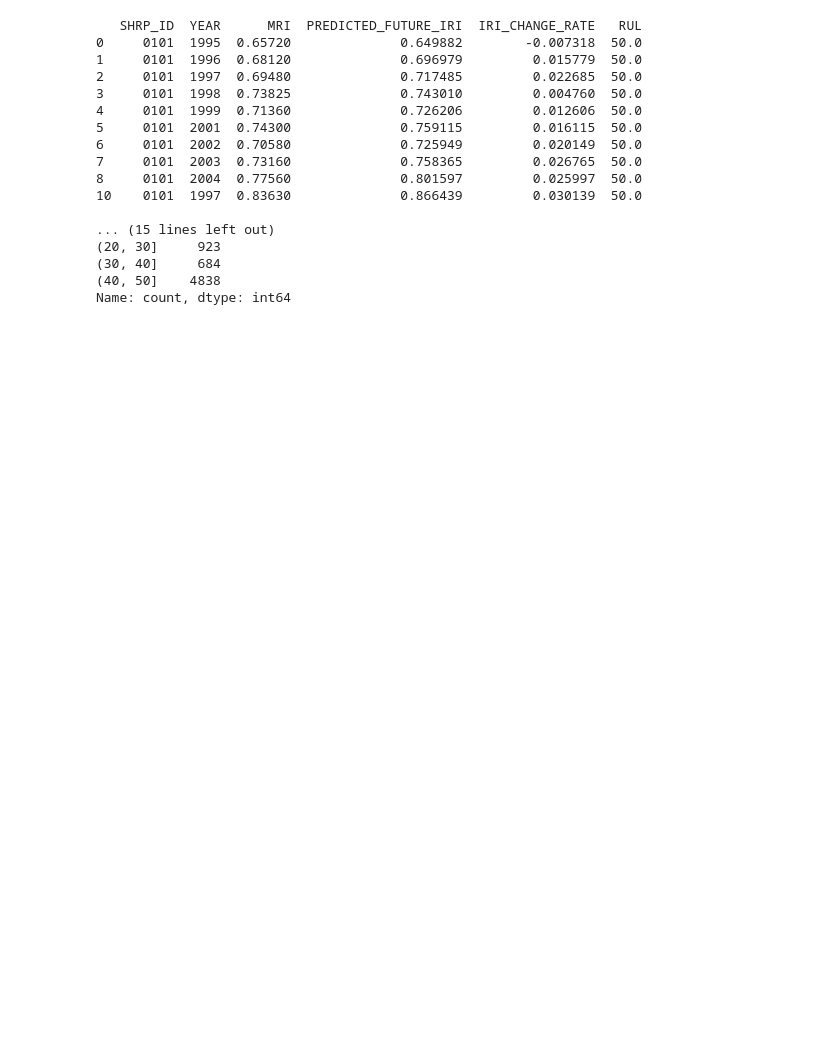
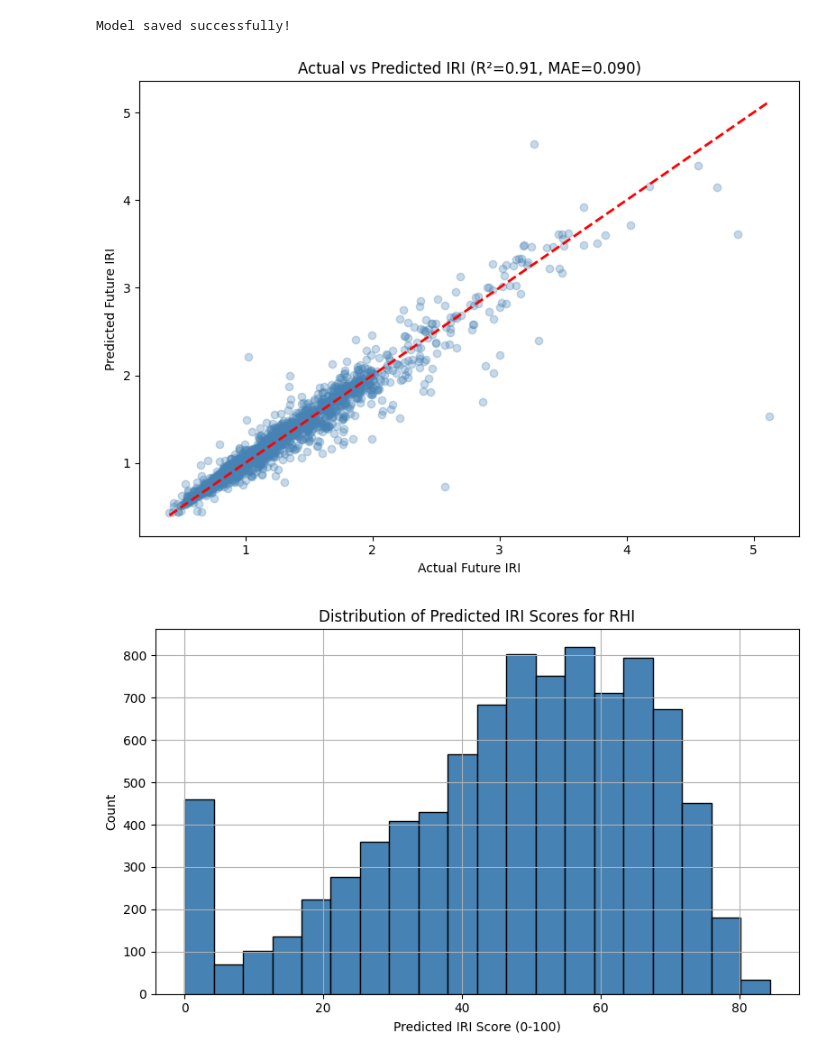
Before and after one commit to Harshibmx65/Road-RSL-Prediction, a Jupyter notebook: notebooks/model1.ipynb, the cells around one changed output. Cells and saved outputs as stored; diff of their text form; code cells hidden in the pictures; blank space fills up the shorter version.

```diff
--- a/notebooks/model1.ipynb
+++ b/notebooks/model1.ipynb
@@ -166,18 +133,14 @@ R2 Score: 0.9411
 # %%
 FAILURE_THRESHOLD = 2.5
 
-# Predict future IRI on full dataset
+# Predict future IRI on the full dataset
 df['PREDICTED_FUTURE_IRI'] = model.predict(df[features])
 
-# Compute RUL: how many years until predicted IRI hits threshold
-# Using IRI growth rate to project forward
-df['RUL'] = df.apply(
-    lambda row: (FAILURE_THRESHOLD - row['PREDICTED_FUTURE_IRI']) / row['IRI_GROWTH_RATE']
-    if row['IRI_GROWTH_RATE'] > 0
-    else 50, axis=1)
+# Convert Predicted IRI into a 0-100 IRI Score for the RHI fusion
+df['IRI_SCORE'] = (
+    ((FAILURE_THRESHOLD - df['PREDICTED_FUTURE_IRI']) / FAILURE_THRESHOLD) * 100
+).clip(0, 100)
 
-df['RUL'] = df['RUL'].clip(0, 50)
-
-print(df[['SHRP_ID', 'YEAR', 'MRI', 'PREDICTED_FUTURE_IRI', 'RUL']].head(10))
-print("\nRUL stats:\n", df['RUL'].describe())
+print(df[['SHRP_ID', 'YEAR', 'MRI', 'PREDICTED_FUTURE_IRI', 'IRI_SCORE']].head(10))
+print("\nIRI Score Distribution Stats:\n", df['IRI_SCORE'].describe())
 # %% [output]
@@ -201,34 +164,30 @@ Name: RUL, dtype: float64
 # %%
-# Rate = difference between predicted future IRI and current IRI
-df['IRI_CHANGE_RATE'] = df['PREDICTED_FUTURE_IRI'] - df['MRI']
+# Save the model
+joblib.dump(model, '../models/iri_prediction_model.pkl')
+print("Model saved successfully!")
 
-# RUL = how many years at this rate to hit threshold
-df['RUL'] = df.apply(
-    lambda row: (FAILURE_THRESHOLD - row['MRI']) / row['IRI_CHANGE_RATE']
-    if row['IRI_CHANGE_RATE'] > 0
-    else 50, axis=1)
+# Actual vs Predicted IRI plot
+plt.figure(figsize=(8,6))
+plt.scatter(y_test, y_pred, alpha=0.3, color='steelblue')
+plt.plot([y_test.min(), y_test.max()],
+         [y_test.min(), y_test.max()], 'r--', lw=2)
+plt.xlabel("Actual Future IRI")
+plt.ylabel("Predicted Future IRI")
+plt.title(f"Actual vs Predicted IRI (R²={r2:.2f}, MAE={mae:.3f})")
+plt.tight_layout()
+plt.savefig('../outputs/actual_vs_predicted.png', dpi=150)
+plt.show()
 
-df['RUL'] = df['RUL'].clip(0, 50)
-
-print(df[['SHRP_ID', 'YEAR', 'MRI', 'PREDICTED_FUTURE_IRI', 'IRI_CHANGE_RATE', 'RUL']].head(10))
-print("\nRUL stats:\n", df['RUL'].describe())
-print("\nRUL distribution:")
-print(pd.cut(df['RUL'], bins=[0,10,20,30,40,50]).value_counts().sort_index())
+# Distribution of the derived IRI_SCORE
+plt.figure(figsize=(8,5))
+df['IRI_SCORE'].hist(bins=20, color='steelblue', edgecolor='black')
+plt.xlabel("Predicted IRI Score (0-100)")
+plt.ylabel("Count")
+plt.title("Distribution of Predicted IRI Scores for RHI")
+plt.tight_layout()
+plt.savefig('../outputs/iri_score_distribution.png', dpi=150)
+plt.show()
 # %% [output]
-   SHRP_ID  YEAR      MRI  PREDICTED_FUTURE_IRI  IRI_CHANGE_RATE   RUL
-0     0101  1995  0.65720              0.649882        -0.007318  50.0
-1     0101  1996  0.68120              0.696979         0.015779  50.0
-2     0101  1997  0.69480              0.717485         0.022685  50.0
-3     0101  1998  0.73825              0.743010         0.004760  50.0
-4     0101  1999  0.71360              0.726206         0.012606  50.0
-5     0101  2001  0.74300              0.759115         0.016115  50.0
-6     0101  2002  0.70580              0.725949         0.020149  50.0
-7     0101  2003  0.73160              0.758365         0.026765  50.0
-8     0101  2004  0.77560              0.801597         0.025997  50.0
-10    0101  1997  0.83630              0.866439         0.030139  50.0
-
-... (15 lines left out)
-(20, 30]     923
-(30, 40]     684
-(40, 50]    4838
-Name: count, dtype: int64
+Model saved successfully!
+[figure, added]
+[figure, added]
```
Also changed, not shown: parts of 8 cells of this notebook, 29 other files.
